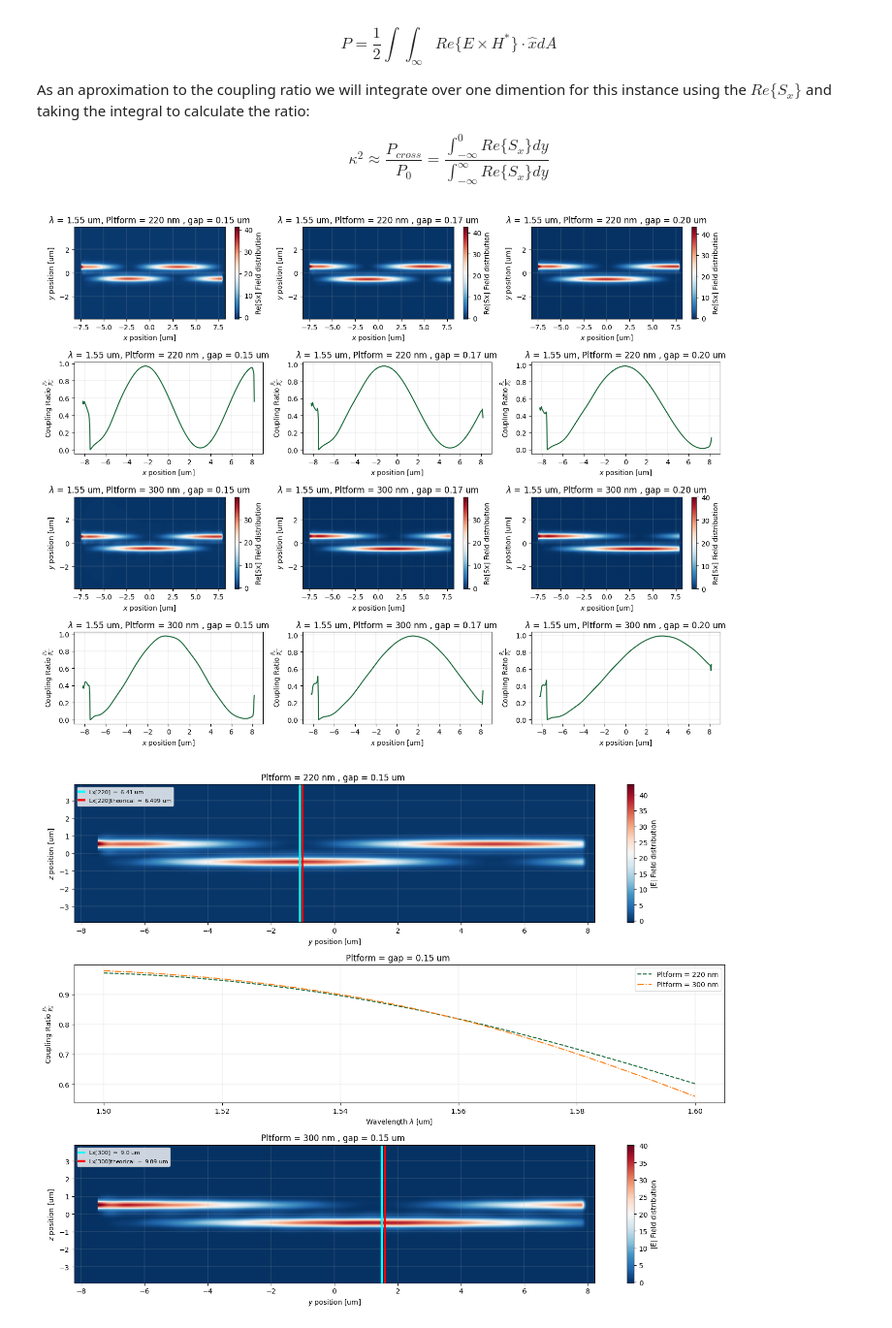
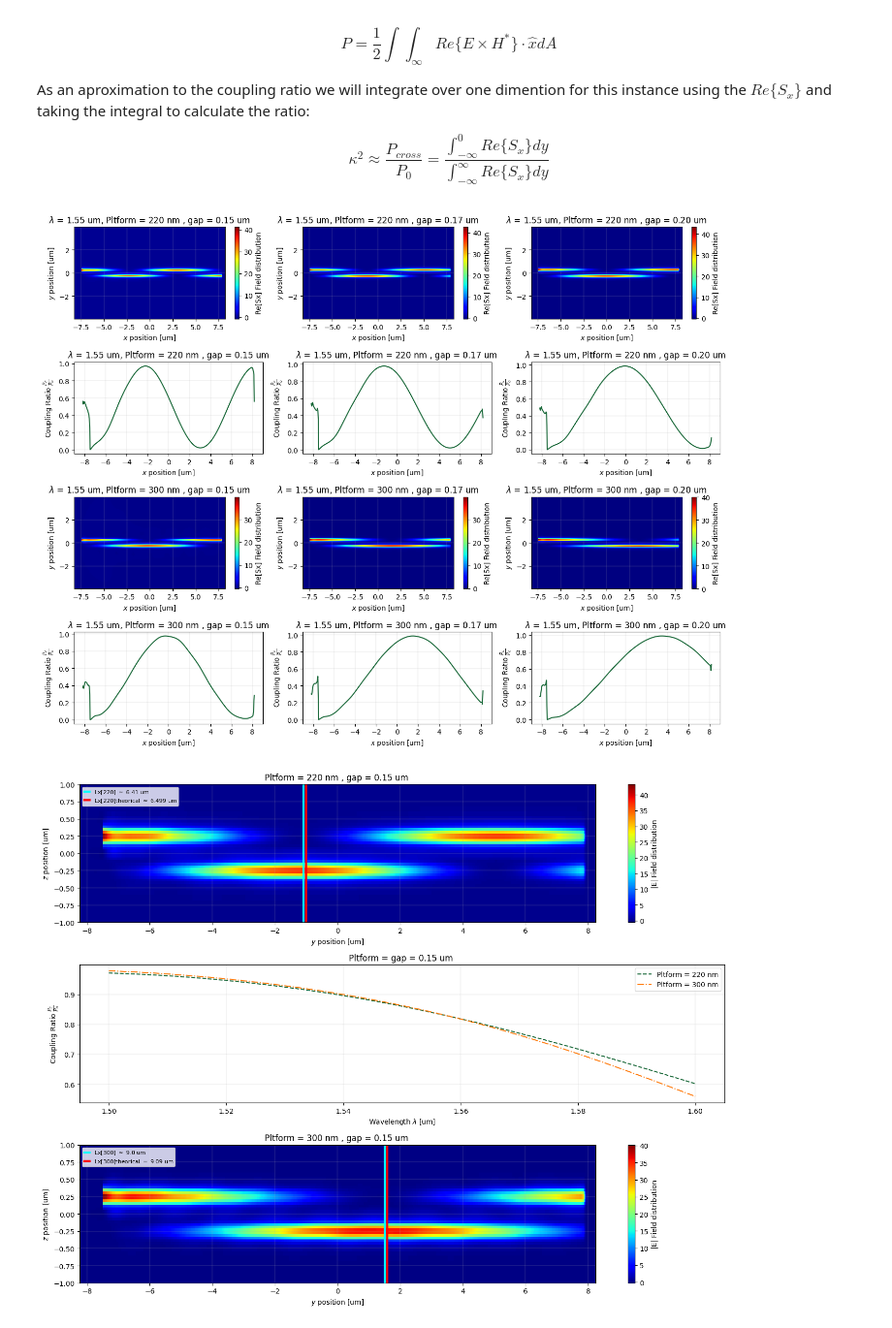
Before and after one commit to Juanes2001/GDS_py_TDY_venv, a Jupyter notebook: notebooks/HOM2_point2.ipynb, the cells around one changed output. Shown at 97% size. Saved outputs shown, nothing was run; the diff lists cells and outputs as text; code cells hidden in the pictures.

```diff
--- a/notebooks/HOM2_point2.ipynb
+++ b/notebooks/HOM2_point2.ipynb
@@ -425,15 +430,15 @@ for thick_idx in range(2):
         x_L = Ey_LR.coords['x'].values
         y_L = Ey_LR.coords['y'].values
 
+        im = axes3[2*thick_idx][gap_idx].pcolormesh(
+            x_L,
+            y_L,
+            Sx_LR.T,
+            shading='auto',
+            cmap='jet'
+        )
 
-        im = axes3[2*thick_idx][gap_idx].imshow(
-                Sx_LR.T,                     # transpose if needed
-                extent=[x_L.min(), x_L.max(),
-                        y_L.min(), y_L.max()],
-                origin='lower',
-                aspect='auto',
-                cmap='RdBu_r',
-        )
+
 
         axes3[2*thick_idx][gap_idx].set_title(fr"$\lambda$ = {td.C_0/sweep_freq[24]:.2f} um, Pltform = "
                         fr"{[220,300][thick_idx]} nm , gap = {sweep_gap[gap_idx]:.2f} um ")
@@ -441,11 +446,9 @@ for thick_idx in range(2):
         axes3[2*thick_idx][gap_idx].set_ylabel(r"$y$ position [um]")
         plt.colorbar(im, ax=axes3[2*thick_idx][gap_idx]).set_label("Re[Sx] Field distribution")
         axes3[2*thick_idx][gap_idx].grid(True,linestyle='-', linewidth=0.2)
+        axes3[2*thick_idx][gap_idx].set_ylim([-1,1])
 
-
-        #Results
-        # x_idx_0 = np.abs(x_L - (-6.0)).argmin()
-        # x_idx_f = np.abs(x_L - (6.0)).argmin()
+        # Results
         Coulpling_ratio = np.zeros(len(x_L))
 
         middle_y_dom = int(len(y_L)/2)
@@ -470,7 +473,7 @@ for thick_idx in range(2):
 
 plt.tight_layout()
 # %% [output]
-[figure, old version]
+[figure, new version]
 # %%
 fig4, axes4 = plt.subplots(3,1,figsize = (14,11))
 
@@ -530,43 +533,45 @@ for thick_idx in range(2):
         Coulpling_ratio_300[wvl_idx] = k_300
 
 
+    im = axes4[2*thick_idx].pcolormesh(
+        x_L,
+        y_L,
+        Sx_MAPP.T,
+        shading='auto',
+        cmap='jet'
+    )
 
-    im = axes4[2*thick_idx].imshow(
-        Sx_MAPP.T,                     # transpose if needed
-        extent=[x_L.min(), x_L.max(),
-                y_L.min(), y_L.max()],
-        origin='lower',
-        aspect='auto',
-        cmap='RdBu_r',
-    )
+
 
     axes4[2*thick_idx].set_title(fr"Pltform = "
                     fr"{[220,300][thick_idx]} nm , gap = {sweep_gap[gap_fix]:.2f} um ")
     axes4[2*thick_idx].set_xlabel(r"$y$ position [um]")
     axes4[2*thick_idx].set_ylabel(r"$z$ position [um]")
     plt.colorbar(im,ax=axes4[2*thick_idx]).set_label("|E| Field distribution")
     axes4[2*thick_idx].grid(True,linestyle='-', linewidth=0.2)
+    axes4[2*thick_idx].set_ylim([-1,1])
+
 
     if thick_idx == 0 :
         axes4[1].plot(sweep_wavelength,Coulpling_ratio_220, label = fr"Pltform = {[220,300][thick_idx]} nm", linestyle = '--')
     else:
         axes4[1].plot(sweep_wavelength,Coulpling_ratio_300, label = fr"Pltform = {[220,300][thick_idx]} nm", linestyle = '-.')
 
 
 axes4[1].set_title(fr"Pltform = "
                 fr"gap = {sweep_gap[0]:.2f} um ")
 axes4[1].set_xlabel(r"Wavelength $\lambda$ [um]")
 axes4[1].set_ylabel(r"Coupling Ratio $\frac{P_{c}}{P_{o}}$")
 axes4[1].grid(True,linestyle='-', linewidth=0.2)
 axes4[1].legend()
 
 axes4[0].plot(np.ones(len(y_L))*(-1.09),y_L, lw = 3 ,color = "cyan", label = fr"Lx[220] $\approx$ {6.41} um")
 axes4[2].plot(np.ones(len(y_L))*(1.5),y_L, lw = 3 ,color = "cyan", label = fr"Lx[300] $\approx$ {9.0} um")
 axes4[0].plot(np.ones(len(y_L))*(-1.001),y_L, lw = 3 ,color = "red", label = fr"Lx[220]theorical $\approx$ {6.499} um")
 axes4[2].plot(np.ones(len(y_L))*(1.59),y_L, lw = 3 ,color = "red", label = fr"Lx[300]theorical $\approx$ {9.09} um")
 axes4[0].legend(loc = "upper left",fontsize=8,handlelength=1,borderpad=0.3,labelspacing=0.3)
 axes4[2].legend(loc = "upper left",fontsize=8,handlelength=1,borderpad=0.3,labelspacing=0.3)
 
 plt.tight_layout()
 # %% [output]
-[figure, old version]
+[figure, new version]
```
Also changed, not shown: parts of 3 cells of this notebook, 1 other file.
